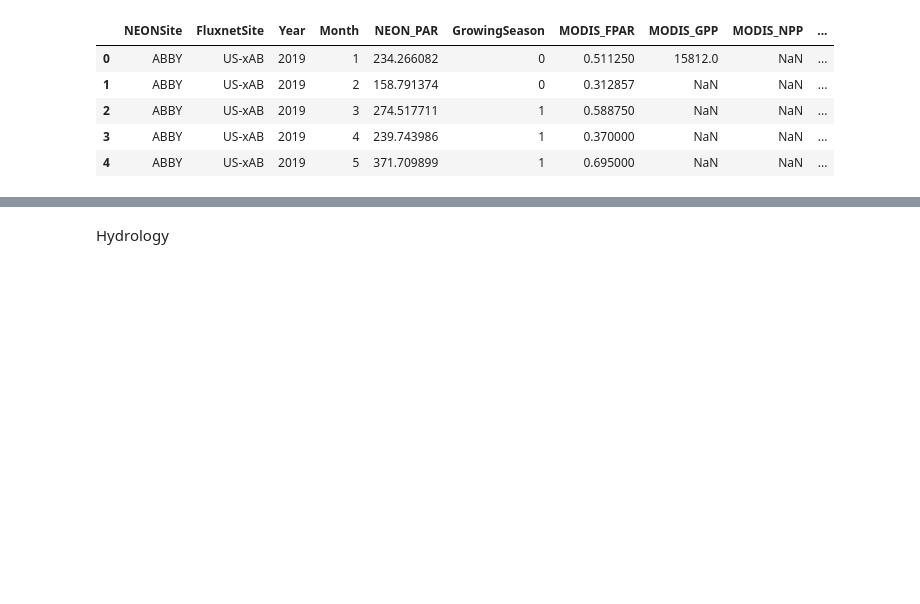
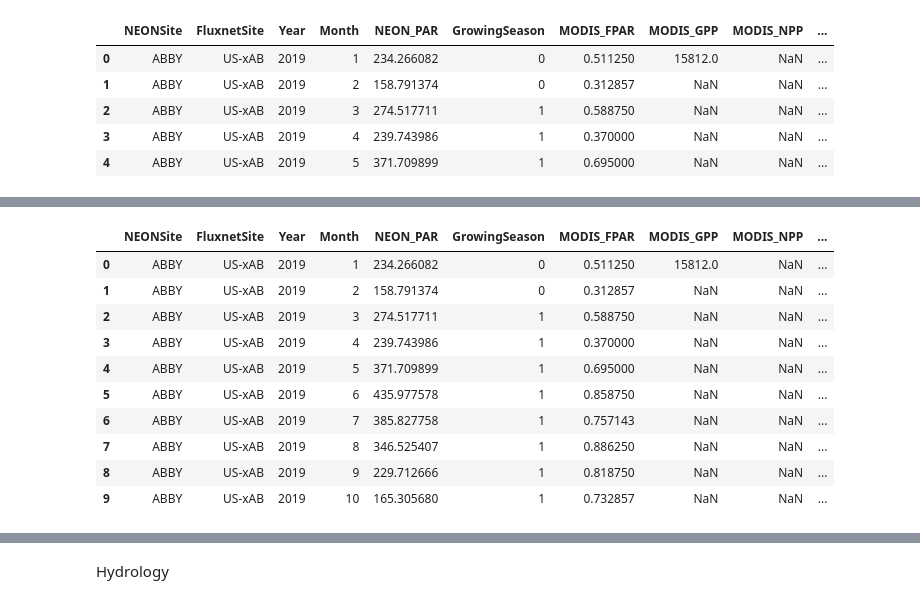
Before and after one commit to ShashankAnand1996/Soil-Respiration-Across-Scales, a Jupyter notebook: analysis.ipynb, the cells around one changed output, grey strips where cells are left out. Saved outputs shown, nothing was run; the diff lists cells and outputs as text; code cells hidden in the pictures; blank space fills up the shorter version.

```diff
--- a/analysis.ipynb
+++ b/analysis.ipynb
@@ -20,3 +27,27 @@ Original df shape: (1560, 16)
+# %%
+# Calculate Aridity Index using MODIS_PET divided by Ameriflux_Precipitation
+
+df["AI_C"] = df["MODIS_PET"] / df["Ameriflux_Precipitation"]
+
+# Calculate Ameriflux-based NPP using MODIS CUE and Ameriflux GPP, and store it in a new column
+df["Ameriflux_NPP_C"] = df["MODIS_CUE"] * df["Ameriflux_GPP"]
+
+# Calculate Heterotrphic respiration by adding the computed Ameriflux-based NPP with Ameriflux_NEE
+df["Ameriflux_Rh_C"] = df["Ameriflux_NPP_C"] + df["Ameriflux_NEE"]
+
+df.head(10)
+# %% [output]
+|  | NEONSite | FluxnetSite | Year | Month | NEON_PAR | GrowingSeason | MODIS_FPAR | MODIS_GPP | MODIS_NPP | ... |
+| 0 | ABBY | US-xAB | 2019 | 1 | 234.266082 | 0 | 0.511250 | 15812.0 | NaN | ... |
+| 1 | ABBY | US-xAB | 2019 | 2 | 158.791374 | 0 | 0.312857 | NaN | NaN | ... |
+| 2 | ABBY | US-xAB | 2019 | 3 | 274.517711 | 1 | 0.588750 | NaN | NaN | ... |
+| 3 | ABBY | US-xAB | 2019 | 4 | 239.743986 | 1 | 0.370000 | NaN | NaN | ... |
+| 4 | ABBY | US-xAB | 2019 | 5 | 371.709899 | 1 | 0.695000 | NaN | NaN | ... |
+| 5 | ABBY | US-xAB | 2019 | 6 | 435.977578 | 1 | 0.858750 | NaN | NaN | ... |
+| 6 | ABBY | US-xAB | 2019 | 7 | 385.827758 | 1 | 0.757143 | NaN | NaN | ... |
+| 7 | ABBY | US-xAB | 2019 | 8 | 346.525407 | 1 | 0.886250 | NaN | NaN | ... |
+| 8 | ABBY | US-xAB | 2019 | 9 | 229.712666 | 1 | 0.818750 | NaN | NaN | ... |
+| 9 | ABBY | US-xAB | 2019 | 10 | 165.305680 | 1 | 0.732857 | NaN | NaN | ... |
 # %%
 # -- 1) Keep only growing season rows (GrowingSeason == 1) --
 df_gs_monthly = df[df["GrowingSeason"] == 1].copy()
```
Also changed, not shown: parts of 6 cells of this notebook.
